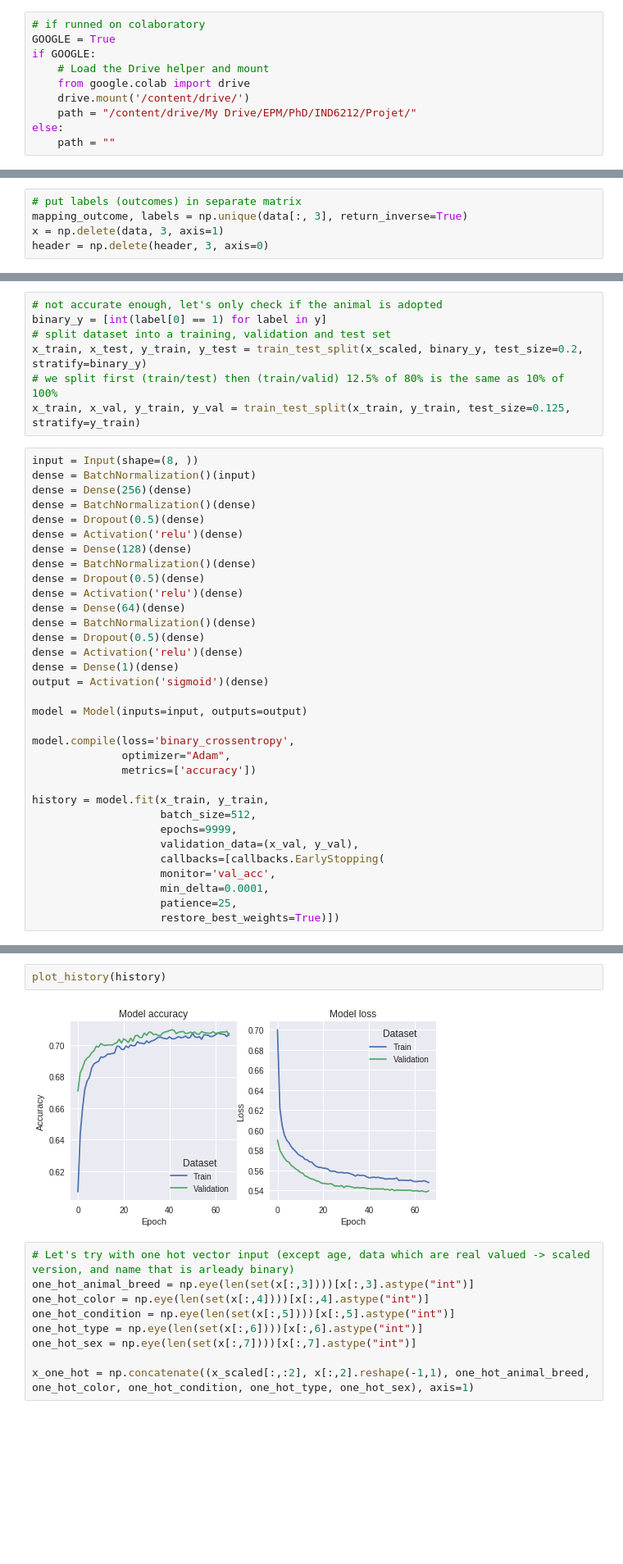
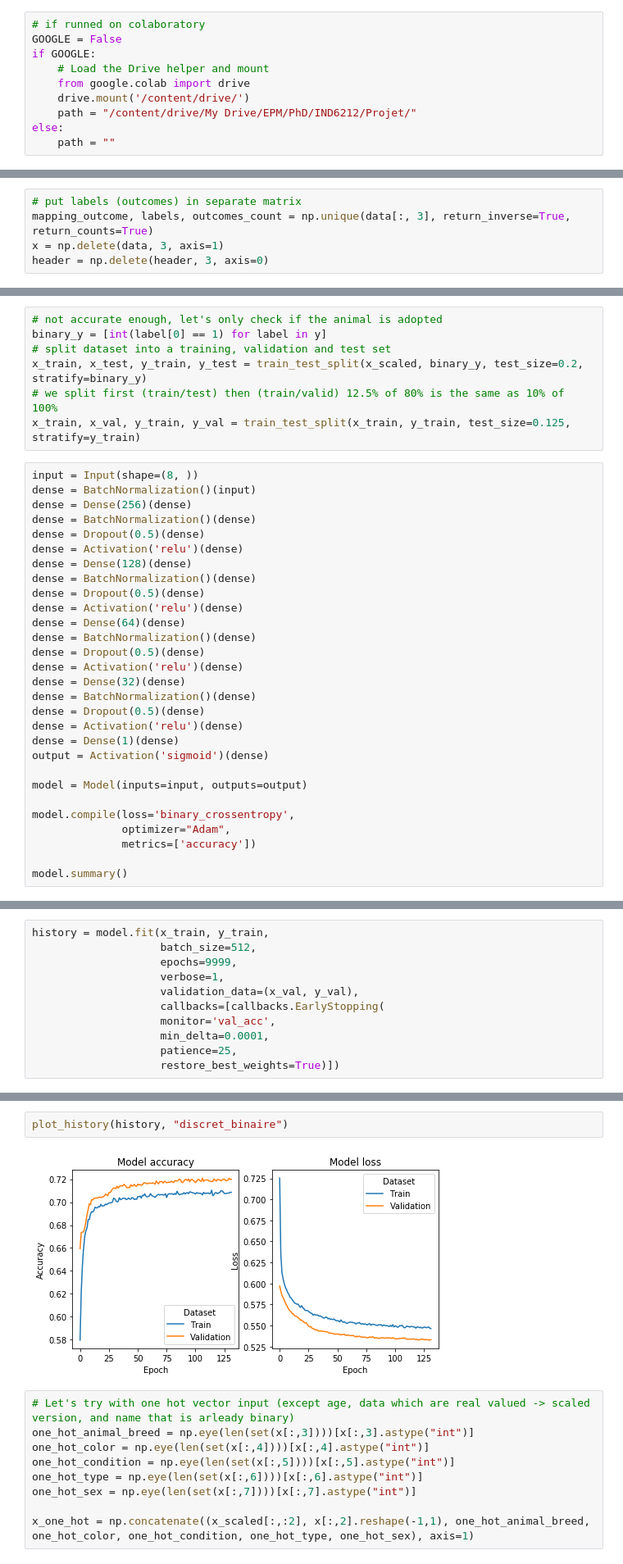
Before and after one commit to qfournier/IND6212_2019, a Jupyter notebook: notebook.ipynb, the cells around one changed output, grey strips where cells are left out. Shown at 82% size. Saved outputs shown, nothing was run; the diff lists cells and outputs as text; blank space fills up the shorter version.

```diff
--- a/notebook.ipynb
+++ b/notebook.ipynb
@@ -9,7 +9,7 @@ import csv
 import numpy as np
 # %%
 # if runned on colaboratory
-GOOGLE = True
+GOOGLE = False
 if GOOGLE:
     # Load the Drive helper and mount
     from google.colab import drive
@@ -253,6 +257,6 @@ for d in data:
     d[1] = int(d[1].split("-")[1])
 # %%
 # put labels (outcomes) in separate matrix
-mapping_outcome, labels = np.unique(data[:, 3], return_inverse=True)
+mapping_outcome, labels, outcomes_count = np.unique(data[:, 3], return_inverse=True, return_counts=True)
 x = np.delete(data, 3, axis=1)
 header = np.delete(header, 3, axis=0)
@@ -437,6 +472,10 @@ dense = Dense(64)(dense)
 dense = BatchNormalization()(dense)
 dense = Dropout(0.5)(dense)
 dense = Activation('relu')(dense)
+dense = Dense(32)(dense)
+dense = BatchNormalization()(dense)
+dense = Dropout(0.5)(dense)
+dense = Activation('relu')(dense)
 dense = Dense(1)(dense)
 output = Activation('sigmoid')(dense)
 
@@ -446,13 +485,5 @@ model.compile(loss='binary_crossentropy',
               optimizer="Adam",
               metrics=['accuracy'])
 
-history = model.fit(x_train, y_train,
-                    batch_size=512,
-                    epochs=9999,
-                    validation_data=(x_val, y_val),
-                    callbacks=[callbacks.EarlyStopping(
-                    monitor='val_acc',
-                    min_delta=0.0001,
-                    patience=25,
-                    restore_best_weights=True)])
+model.summary()
 # %% [output]
@@ -475,0 +507,11 @@ Epoch 67/9999
+# %%
+history = model.fit(x_train, y_train,
+                    batch_size=512,
+                    epochs=9999,
+                    verbose=1,
+                    validation_data=(x_val, y_val),
+                    callbacks=[callbacks.EarlyStopping(
+                    monitor='val_acc',
+                    min_delta=0.0001,
+                    patience=25,
+                    restore_best_weights=True)])
@@ -483,7 +543,7 @@ Test accuracy: 0.7106863052670913
 # %%
-plot_history(history)
+plot_history(history, "discret_binaire")
 # %% [output]
-[figure, old version]
+[figure, new version]
 # %%
 # Let's try with one hot vector input (except age, data which are real valued -> scaled version, and name that is arleady binary)
 one_hot_animal_breed = np.eye(len(set(x[:,3])))[x[:,3].astype("int")]
```
Also changed, not shown: parts of 19 cells of this notebook, 3 other files.
